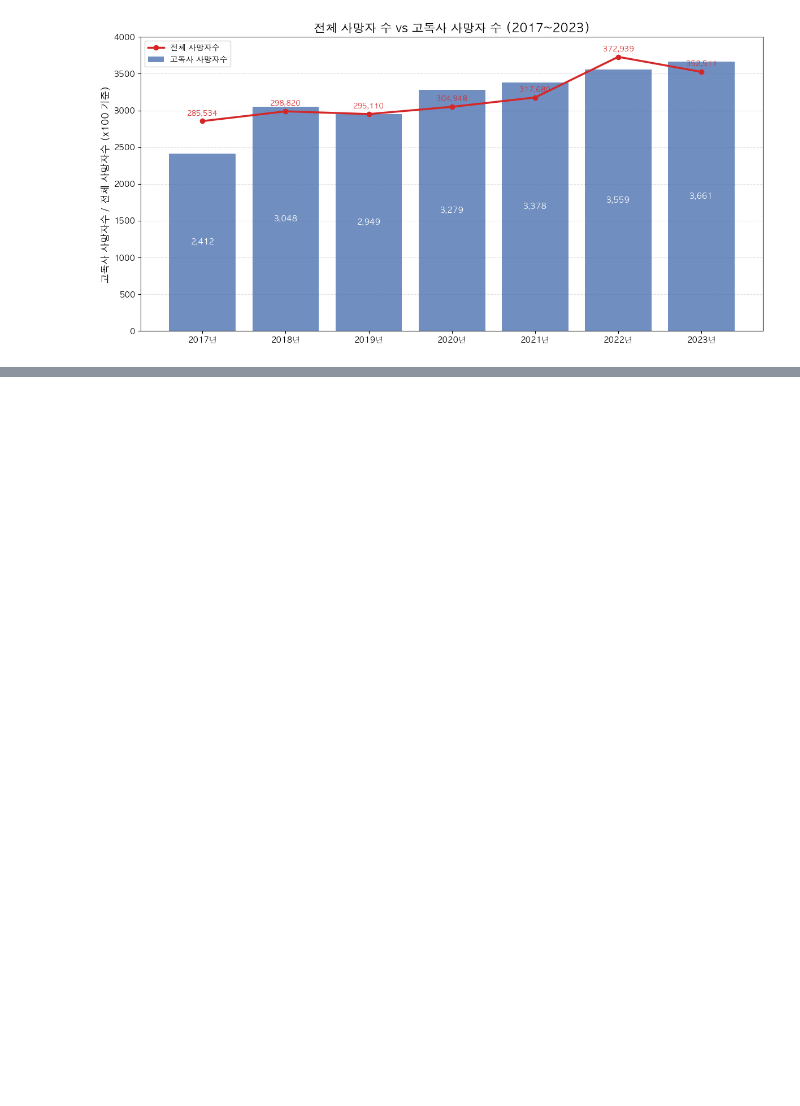
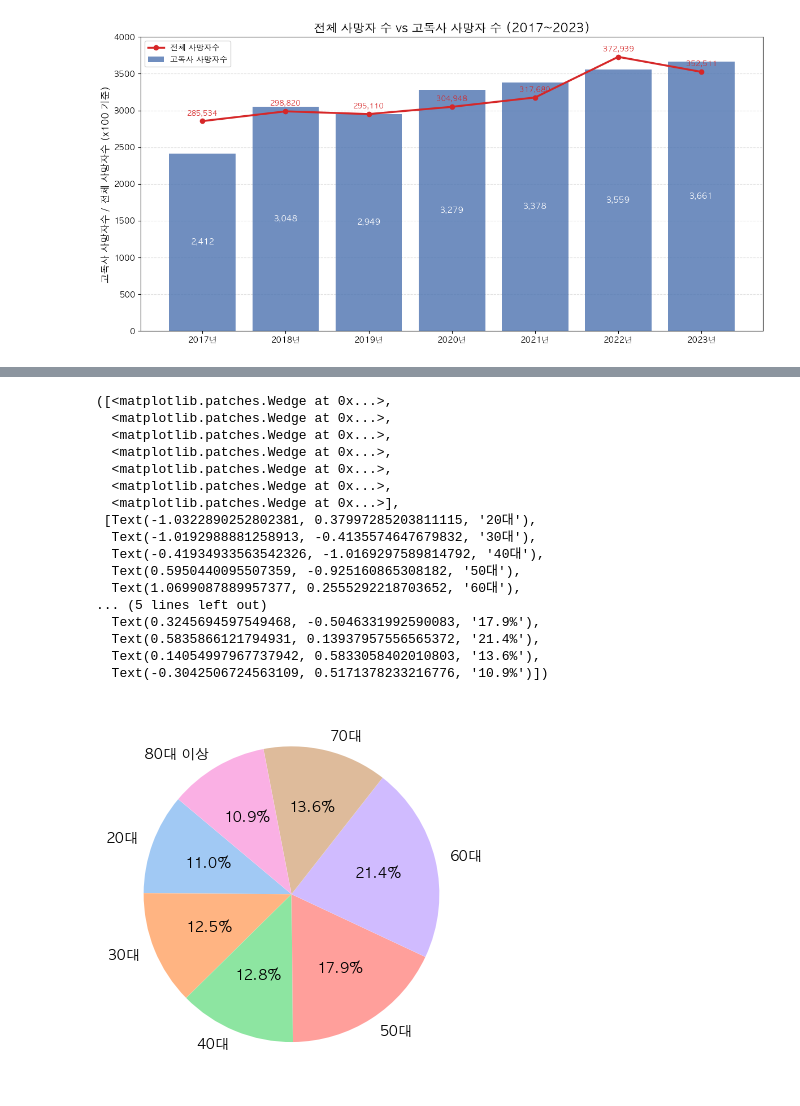
Before and after one commit to InsightCWNU/data_analysis, a Jupyter notebook: gyeongnam_analysis/gyeongnam_analysis01.ipynb, the cells around one changed output, grey strips where cells are left out. Cells and saved outputs as stored; diff of their text form; code cells hidden in the pictures; blank space fills up the shorter version.

Commit message:
gyeongnam_analysis

```diff
--- a/gyeongnam_analysis/gyeongnam_analysis01.ipynb
+++ b/gyeongnam_analysis/gyeongnam_analysis01.ipynb
@@ -132,0 +166,4 @@ plt.show()
+# %%
+# 경상남도 데이터 필터링
+gyeongnam_df = Single_df[(Single_df['행정구역별(시군구)'] == '경상남도') & (Single_df['성별'] == "계")]
+gyeongnam_df
@@ -132,0 +188,21 @@ plt.show()
+# %%
+# 문자열 앞뒤 공백 제거
+gyeongnam_df['연령'] = gyeongnam_df['연령'].str.strip()
+
+# 연령 그룹 매핑
+group_map = {
+    '20세 미만': '10대',
+    '20~24': '20대', '25~29': '20대',
+    '30~34': '30대', '35~39': '30대',
+    '40~44': '40대', '45~49': '40대',
+    '50~54': '50대', '55~59': '50대',
+    '60~64': '60대', '65~69': '60대',
+    '70~74': '70대', '75~79': '70대',
+    '80~84' : '80대 이상','85세 이상': '80대 이상'
+}
+
+# 연령대 매핑
+gyeongnam_df['연령대'] = gyeongnam_df['연령'].map(group_map)
+# 연령대가 NaN인 행 제거
+gyeongnam_df = gyeongnam_df[gyeongnam_df['연령대'].notnull()]
+gyeongnam_df
@@ -132,0 +236,5 @@ plt.show()
+# %%
+gyeongnam_df['2023'] = gyeongnam_df['2023'].astype(int)
+grouped = gyeongnam_df.groupby('연령대')['2023'].sum().reset_index()
+grouped.columns = ['연령대', '연령대별 1인 가구 수']
+grouped
@@ -132,0 +256,24 @@ plt.show()
+# %%
+## 10대는 데이터량이 적어 제외
+grouped = grouped[grouped['연령대'] != '10대']
+# %%
+plt.pie(grouped['연령대별 1인 가구 수'], labels=grouped['연령대'], autopct='%1.1f%%', startangle=140, colors=sns.color_palette("pastel"))
+# %% [output]
+([<matplotlib.patches.Wedge at 0x...>,
+  <matplotlib.patches.Wedge at 0x...>,
+  <matplotlib.patches.Wedge at 0x...>,
+  <matplotlib.patches.Wedge at 0x...>,
+  <matplotlib.patches.Wedge at 0x...>,
+  <matplotlib.patches.Wedge at 0x...>,
+  <matplotlib.patches.Wedge at 0x...>],
+ [Text(-1.0322890252802381, 0.37997285203811115, '20대'),
+  Text(-1.0192988881258913, -0.4135574647679832, '30대'),
+  Text(-0.41934933563542326, -1.0169297589814792, '40대'),
+  Text(0.5950440095507359, -0.925160865308182, '50대'),
+  Text(1.0699087889957377, 0.2555292218703652, '60대'),
+... (5 lines left out)
+  Text(0.3245694597549468, -0.5046331992590083, '17.9%'),
+  Text(0.5835866121794931, 0.13937957556565372, '21.4%'),
+  Text(0.14054997967737942, 0.5833058402010803, '13.6%'),
+  Text(-0.3042506724563109, 0.5171378233216776, '10.9%')])
+[figure, added]
```
Also changed, not shown: parts of 7 cells of this notebook, 5 other files.
